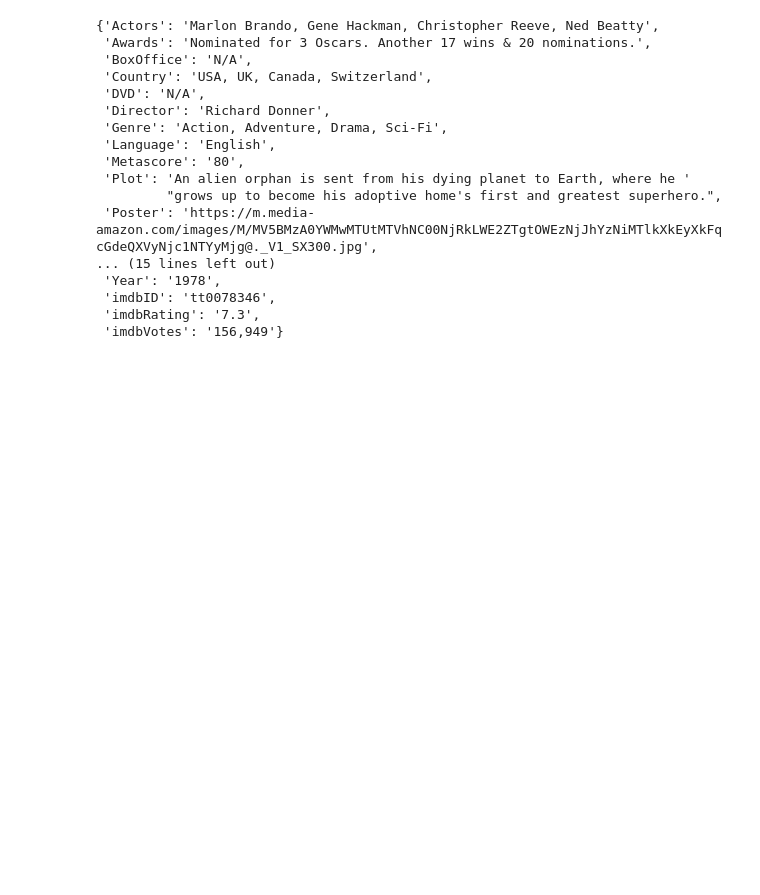
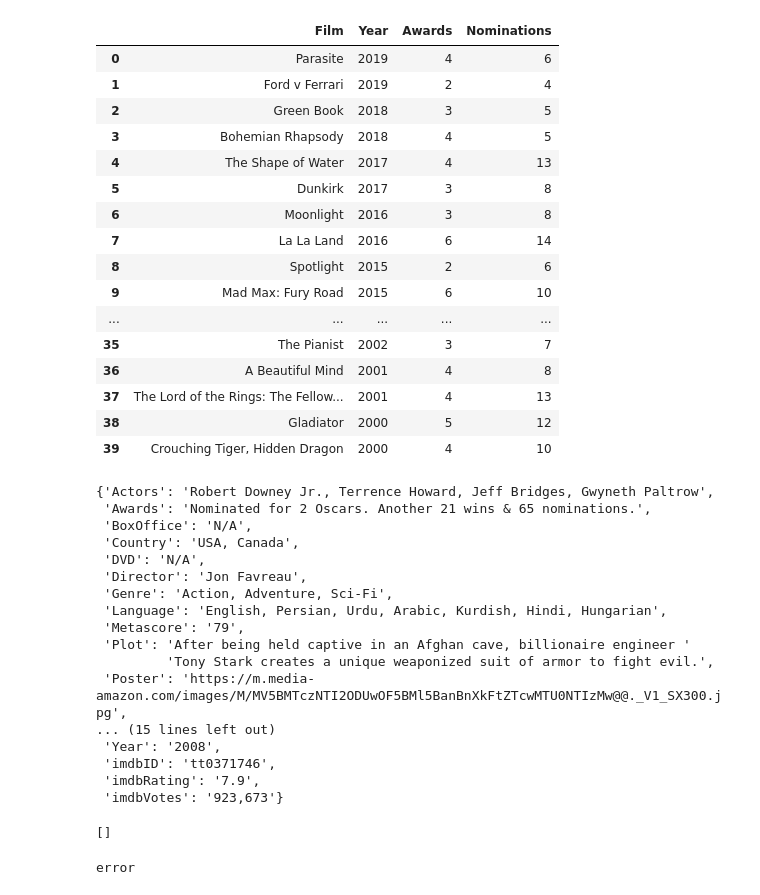
Before and after one commit to alextorres12/Group1_Project1, a Jupyter notebook: branch_testing.ipynb, the cells around one changed output. Cells and saved outputs as stored; diff of their text form; code cells hidden in the pictures; blank space fills up the shorter version.

Commit message:
makes list using csv to show movies that have won awards.

```diff
--- a/branch_testing.ipynb
+++ b/branch_testing.ipynb
@@ -9,27 +11,76 @@ from pprint import pprint
+# %%
+awardpath=os.path.join('award_data.csv')
+awards=pd.read_csv(awardpath)
+#actorpath=os.path.join('bestactor.csv')
+#actors=pd.read_csv(actorpath)
+#pictpath=os.path.join('bestpicture.csv')
+#winners=pd.read_csv(pictpath).dropna()
 # %%
 omdb.set_default('api_key', omdb_api_key)
+# %%
+awards=awards.dropna()
+awards=awards.reset_index(drop=True)
+film_list=awards.loc[awards['Year']>='2000']
+# %%
+film_list
+# %% [output]
+|  | Film | Year | Awards | Nominations |
+| 0 | Parasite | 2019 | 4 | 6 |
+| 1 | Ford v Ferrari | 2019 | 2 | 4 |
+| 2 | Green Book | 2018 | 3 | 5 |
+| 3 | Bohemian Rhapsody | 2018 | 4 | 5 |
+| 4 | The Shape of Water | 2017 | 4 | 13 |
+| 5 | Dunkirk | 2017 | 3 | 8 |
+| 6 | Moonlight | 2016 | 3 | 8 |
+| 7 | La La Land | 2016 | 6 | 14 |
+| 8 | Spotlight | 2015 | 2 | 6 |
+| 9 | Mad Max: Fury Road | 2015 | 6 | 10 |
+| ... | ... | ... | ... | ... |
+| 35 | The Pianist | 2002 | 3 | 7 |
+| 36 | A Beautiful Mind | 2001 | 4 | 8 |
+| 37 | The Lord of the Rings: The Fellow... | 2001 | 4 | 13 |
+| 38 | Gladiator | 2000 | 5 | 12 |
+| 39 | Crouching Tiger, Hidden Dragon | 2000 | 4 | 10 |
 # %%
-title="Superman"
+info=[]
+title="Iron Man"
 url=f"http://www.omdbapi.com/?apikey={omdb_api_key}&t={title}"
 response=requests.get(url)
 movie=response.json()
+
 #json.dumps(movie, indent=4, sort_keys=True)
 pprint(movie)
+info
 # %% [output]
-{'Actors': 'Marlon Brando, Gene Hackman, Christopher Reeve, Ned Beatty',
- 'Awards': 'Nominated for 3 Oscars. Another 17 wins & 20 nominations.',
+{'Actors': 'Robert Downey Jr., Terrence Howard, Jeff Bridges, Gwyneth Paltrow',
+ 'Awards': 'Nominated for 2 Oscars. Another 21 wins & 65 nominations.',
  'BoxOffice': 'N/A',
- 'Country': 'USA, UK, Canada, Switzerland',
+ 'Country': 'USA, Canada',
  'DVD': 'N/A',
- 'Director': 'Richard Donner',
- 'Genre': 'Action, Adventure, Drama, Sci-Fi',
- 'Language': 'English',
- 'Metascore': '80',
- 'Plot': 'An alien orphan is sent from his dying planet to Earth, where he '
-         "grows up to become his adoptive home's first and greatest superhero.",
- 'Poster': 'https://m.media-amazon.com/images/M/MV5BMzA0YWMwMTUtMTVhNC00NjRkLWE2ZTgtOWEzNjJhYzNiMTlkXkEyXkFqcGdeQXVyNjc1NTYyMjg@._V1_SX300.jpg',
+ 'Director': 'Jon Favreau',
+ 'Genre': 'Action, Adventure, Sci-Fi',
+ 'Language': 'English, Persian, Urdu, Arabic, Kurdish, Hindi, Hungarian',
+ 'Metascore': '79',
+ 'Plot': 'After being held captive in an Afghan cave, billionaire engineer '
+         'Tony Stark creates a unique weaponized suit of armor to fight evil.',
+ 'Poster': 'https://m.media-amazon.com/images/M/MV5BMTczNTI2ODUwOF5BMl5BanBnXkFtZTcwMTU0NTIzMw@@._V1_SX300.jpg',
 ... (15 lines left out)
- 'Year': '1978',
- 'imdbID': 'tt0078346',
- 'imdbRating': '7.3',
- 'imdbVotes': '156,949'}
+ 'Year': '2008',
+ 'imdbID': 'tt0371746',
+ 'imdbRating': '7.9',
+ 'imdbVotes': '923,673'}
+[]
+# %%
+info=[]
+for i in range(len(film_list['Film'])):
+    try:
+        title=film_list['Film'][i]
+    #print(title)
+        url=f"http://www.omdbapi.com/?apikey={omdb_api_key}&t={title}"
+        response=requests.get(url)
+        movie=response.json()
+        info.append(movie['imdbID'])
+    except KeyError:
+        print("error")
+# %% [output]
+error
```
Also changed, not shown: parts of 4 cells of this notebook, 3 other files.
